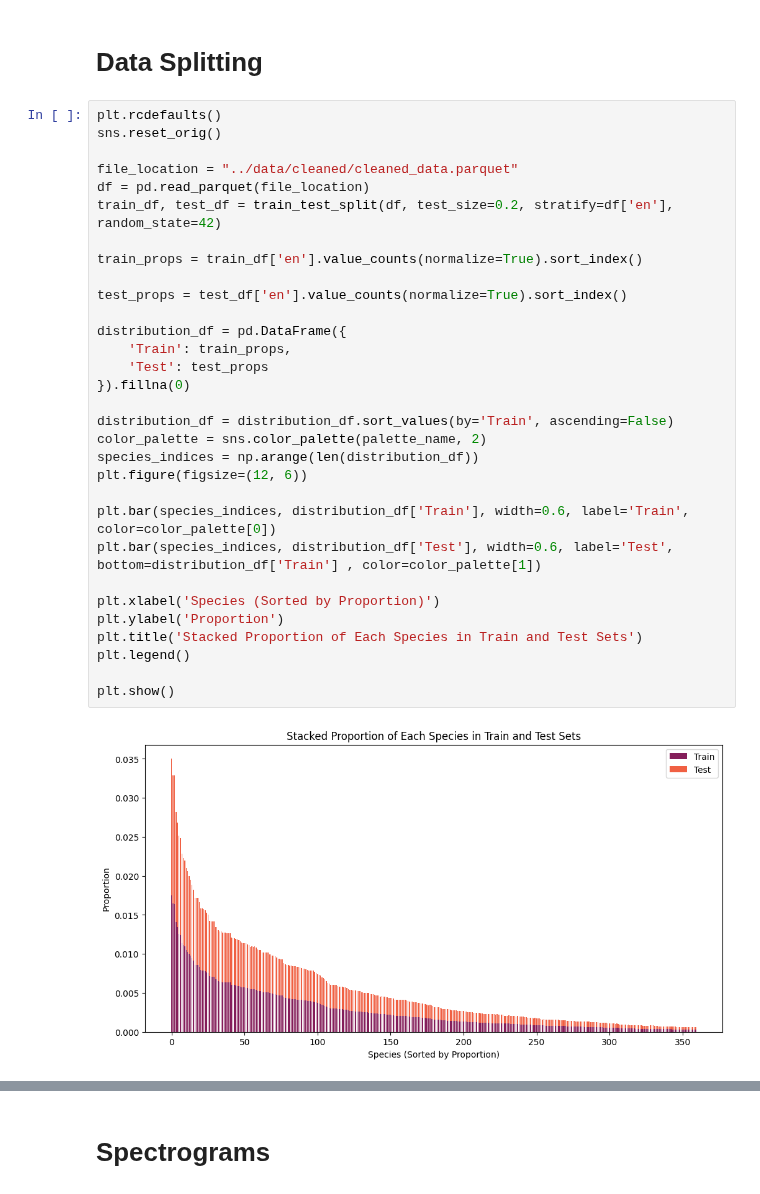
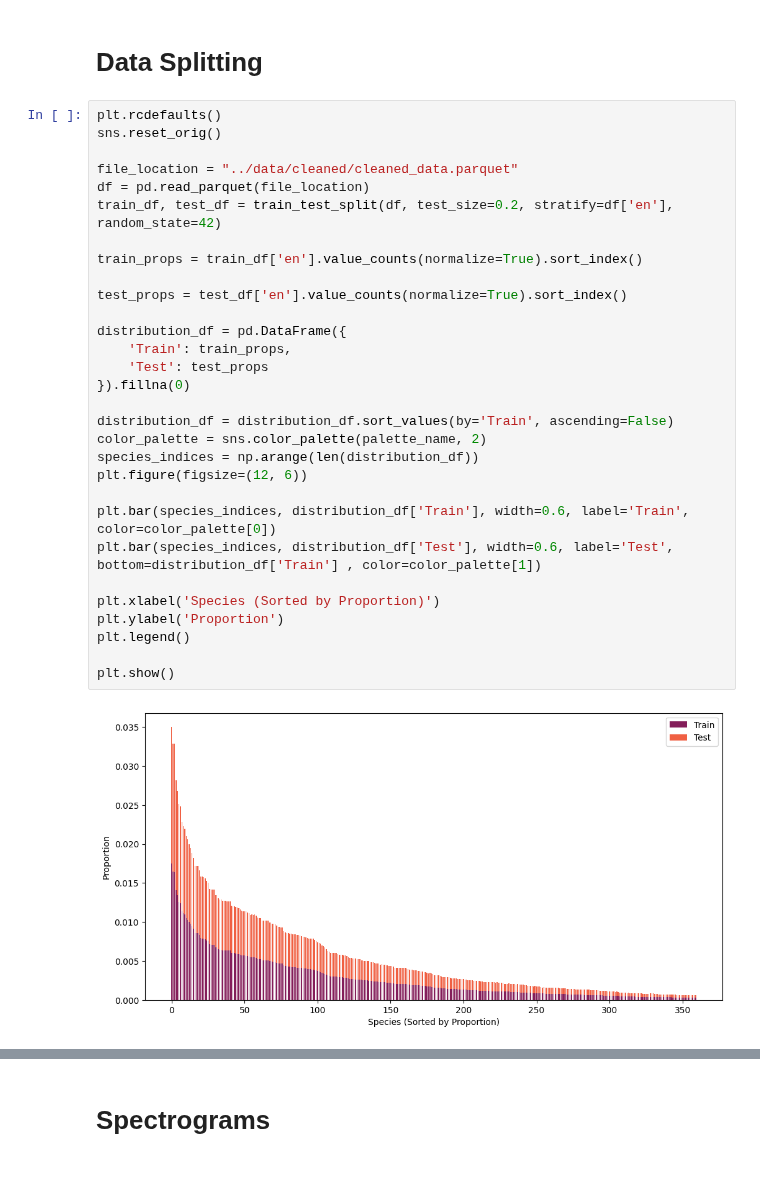
Before and after one commit to Davee02/HSLU.DSPRO1.BirdDetection, a Jupyter notebook: notebooks/09-report-visualizations.ipynb, the cells around one changed output, grey strips where cells are left out. Drawn from its saved outputs; the diff is of its cells as text.

```diff
--- a/notebooks/09-report-visualizations.ipynb
+++ b/notebooks/09-report-visualizations.ipynb
@@ -100,35 +220,34 @@ plt.show()
 plt.rcdefaults()
 sns.reset_orig()
 
 file_location = "../data/cleaned/cleaned_data.parquet"
 df = pd.read_parquet(file_location)
 train_df, test_df = train_test_split(df, test_size=0.2, stratify=df['en'], random_state=42)
 
 train_props = train_df['en'].value_counts(normalize=True).sort_index()
 
 test_props = test_df['en'].value_counts(normalize=True).sort_index()
 
 distribution_df = pd.DataFrame({
     'Train': train_props,
     'Test': test_props
 }).fillna(0)
 
 distribution_df = distribution_df.sort_values(by='Train', ascending=False)
 color_palette = sns.color_palette(palette_name, 2)
 species_indices = np.arange(len(distribution_df))
 plt.figure(figsize=(12, 6))
 
 plt.bar(species_indices, distribution_df['Train'], width=0.6, label='Train', color=color_palette[0])
 plt.bar(species_indices, distribution_df['Test'], width=0.6, label='Test', bottom=distribution_df['Train'] , color=color_palette[1])
 
 plt.xlabel('Species (Sorted by Proportion)')
 plt.ylabel('Proportion')
-plt.title('Stacked Proportion of Each Species in Train and Test Sets')
 plt.legend()
 
 plt.show()
 # %% [output]
-[figure, old version]
+[figure, new version]
 # %%
 import pandas as pd
 import numpy as np
```
Also changed, not shown: parts of 4 cells of this notebook.
